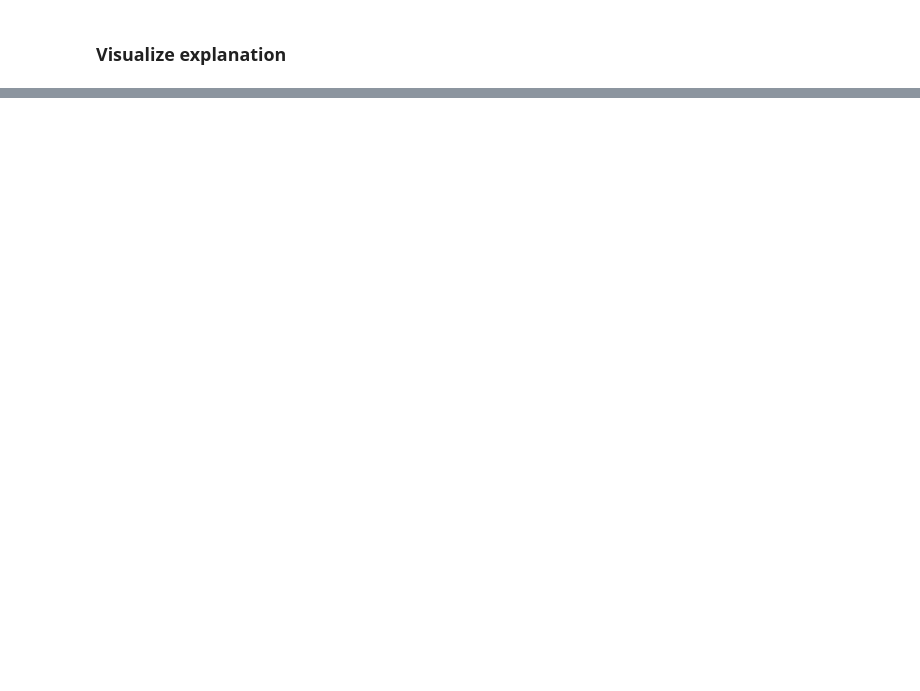
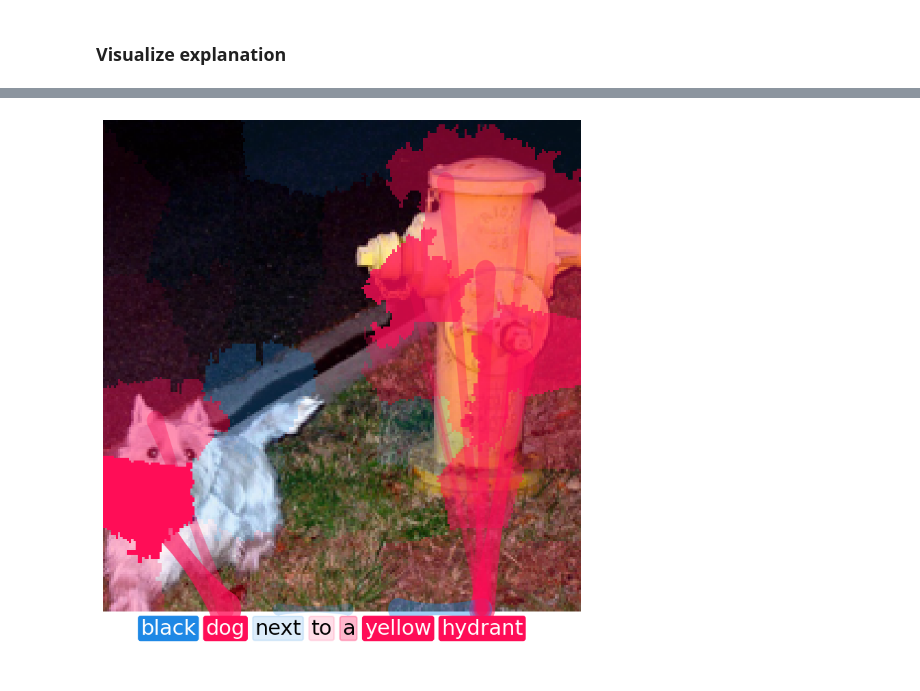
Before and after one commit to yhuang122/Image-Explanations-with-shapiq, a Jupyter notebook: example_gradient_guided.ipynb, the cells around one changed output, grey strips where cells are left out. Cells and saved outputs as stored; diff of their text form; code cells hidden in the pictures; blank space fills up the shorter version.

```diff
--- a/example_gradient_guided.ipynb
+++ b/example_gradient_guided.ipynb
@@ -168,0 +228,29 @@ plt.show()
+# %%
+# ── Image + text visualization (using ImputerFactory.plot) ──
+from ImputerFactory.plot import plot_image_and_text_together
+
+text_tokens = input_text.split()
+if len(text_tokens) < game.n_players_text:
+    text_tokens = text_tokens + [""] * (game.n_players_text - len(text_tokens))
+
+input_image_processed = game.inputs["pixel_values"].squeeze(0)
+img_denorm = src.utils.denormalize(
+    input_image_processed,
+    game.processor.image_processor.image_mean,
+    game.processor.image_processor.image_std,
+).permute(1, 2, 0).numpy()
+
+plot_image_and_text_together(
+    img=img_denorm,
+    text=text_tokens,
+    image_players=list(range(n_players_image)),
+    iv=interaction_values,
+    segmenter=imputer.segmenter,
+    plot_heatmap=True,
+    plot_interactions=True,
+    top_k=14,
+    figsize=(7, 8),
+    fontsize=22,
+)
+# %% [output]
+[figure, added]
```
Also changed, not shown: parts of 8 cells of this notebook, 3 other files.
